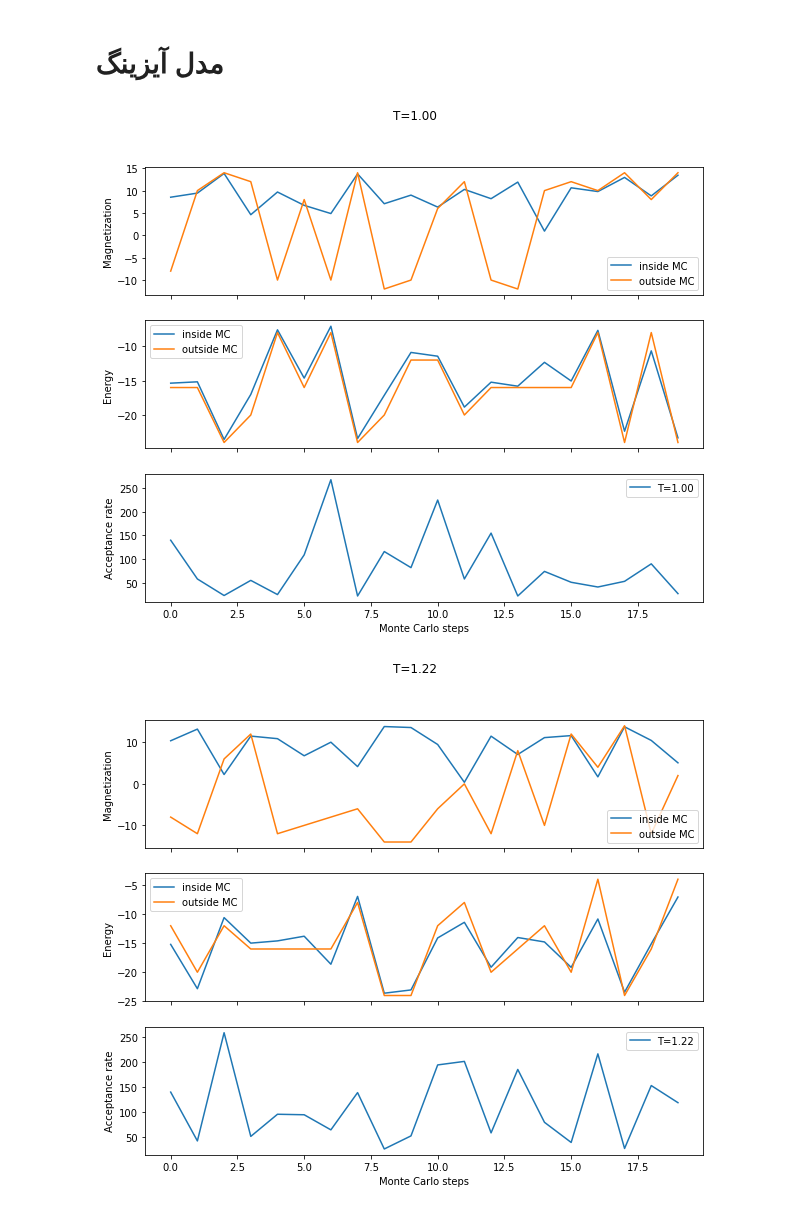
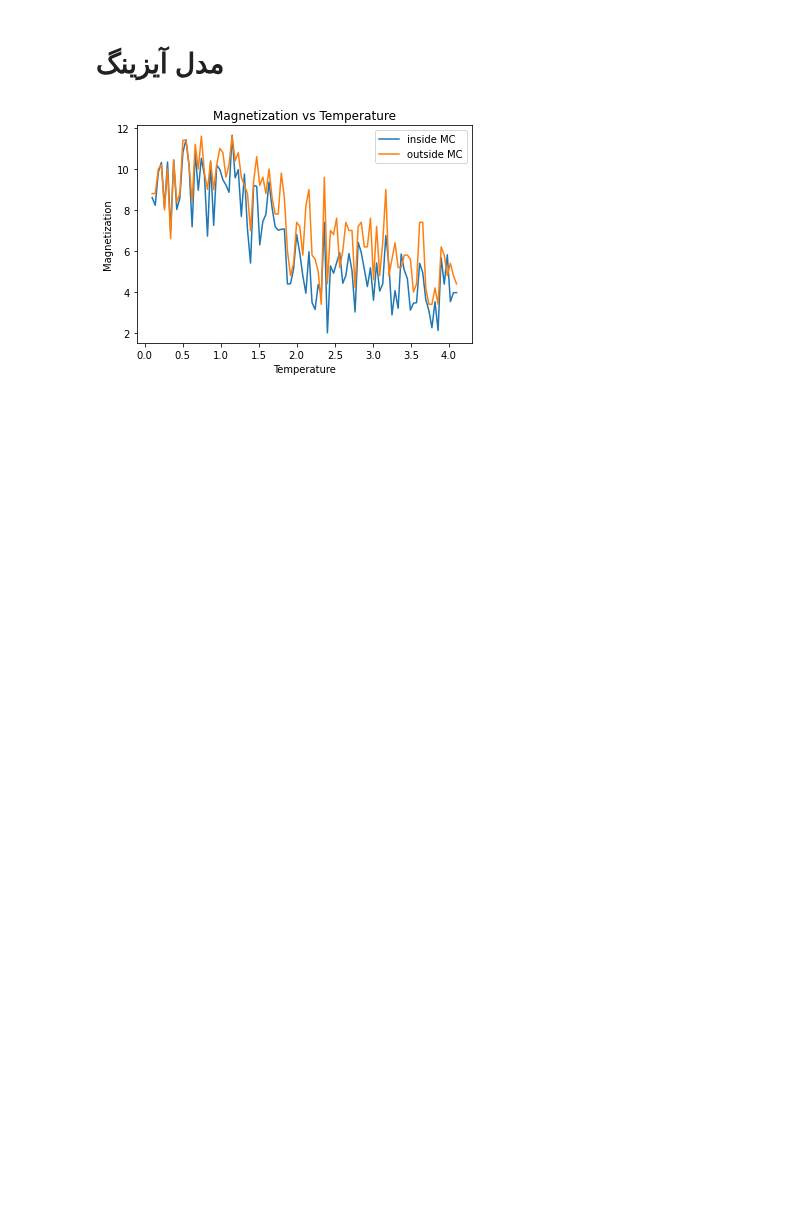
Before and after one commit to hbakhshi/IUTComputationalPhysics, a Jupyter notebook: docs/06/IsingModel.ipynb, the cells around one changed output. Drawn from its saved outputs; the diff is of its cells as text; code cells hidden in the pictures; blank space fills up the shorter version.

Commit message:
ising model

```diff
--- a/docs/06/IsingModel.ipynb
+++ b/docs/06/IsingModel.ipynb
@@ -71,9 +71,9 @@ N = 4
 def simulate_ising_model(T):
     E, M, A = [], [], []
     E_ , M_ = [] , []
-    for _ in range(20):
+    for _ in range(200):
         model = IsingModel(N)
-        a , e , m = model.monte_carlo_step(T , 1000 )
+        a , e , m = model.monte_carlo_step(T , 2000 )
         E.append(e)
         M.append(abs(m))
         A.append(a)
@@ -101,33 +101,32 @@ with ThreadPoolExecutor() as executor:
 
 M_avg_in = []
 M_avg_out = []
 for T, E, M, A , E_ , M_ in results:
     # fig, axs = plt.subplots(3, 1, sharex=True, figsize=(10, 8))
     # fig.suptitle(f"T={T:.2f}")
     # axs[0].plot(M, label="inside MC")
     # axs[0].plot(M_, label="outside MC")
     # axs[0].set_ylabel("Magnetization")
     # axs[0].legend()
     # axs[1].plot(E, label="inside MC")
     # axs[1].plot(E_, label="outside MC")
     # axs[1].set_ylabel("Energy")
     # axs[1].legend()
     # axs[2].plot(A, label=f"T={T:.2f}")
     # axs[2].set_ylabel("Acceptance rate")
     # axs[2].set_xlabel("Monte Carlo steps")
     # axs[2].legend()
     # plt.show()
 
     M_avg_out.append(np.mean(np.abs( np.array(M_) )[-10:]))
     M_avg_in.append(np.mean(np.abs( np.array(M) )[-10:]))
 
-plt.plot(temperatures, M_avg , label="inside MC")
+plt.plot(temperatures, M_avg_in , label="inside MC")
 plt.plot(temperatures, M_avg_out , label="outside MC")
 plt.legend()
 plt.title("Magnetization vs Temperature")
 plt.xlabel("Temperature")
 plt.ylabel("Magnetization")
 plt.show()
 # %% [output]
-[figure, old version]
+[figure, new version]
-[figure, removed]
```
Also changed, not shown: parts of 3 cells of this notebook, 1 other file.
